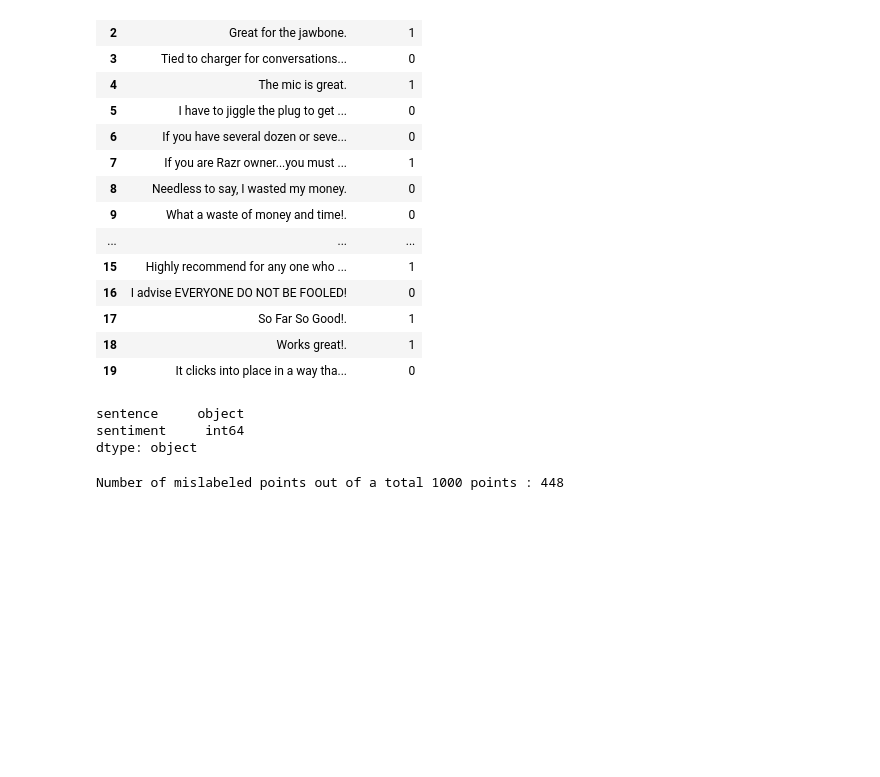
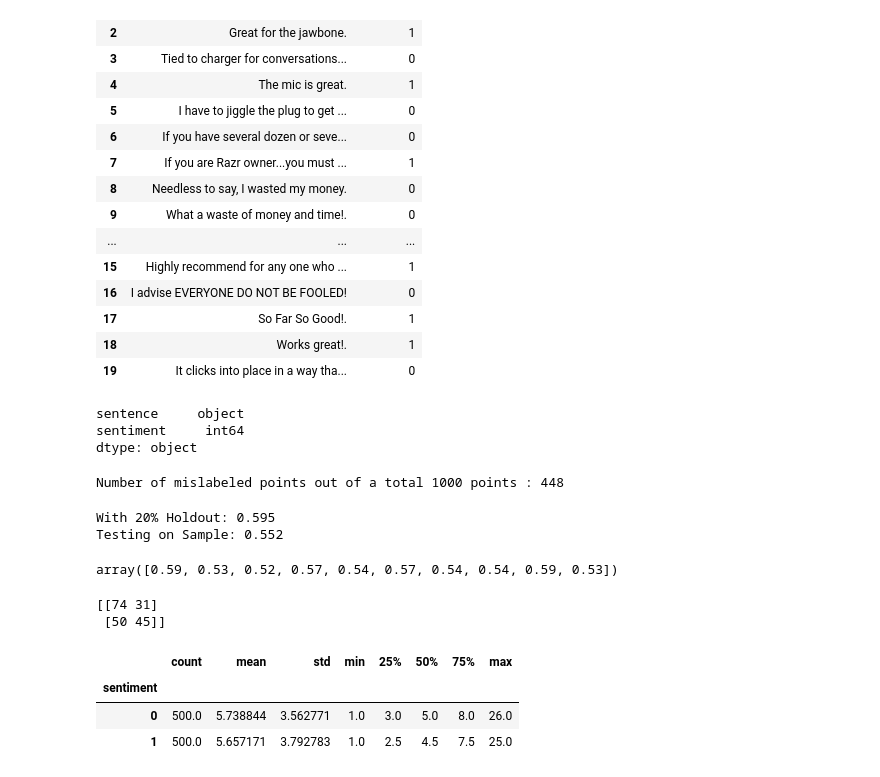
Before and after one commit to laffertyrichard/naive_bayes, a Jupyter notebook: naive-bayes.ipynb, the cells around one changed output. Saved outputs shown, nothing was run; the diff lists cells and outputs as text; code cells hidden in the pictures; blank space fills up the shorter version.

```diff
--- a/naive-bayes.ipynb
+++ b/naive-bayes.ipynb
@@ -101,3 +101,37 @@ print("Number of mislabeled points out of a total {} points : {}".format(
 ))
 # %% [output]
 Number of mislabeled points out of a total 1000 points : 448
+# %%
+from sklearn.model_selection import train_test_split
+# Use train_test_split to create the necessary training and test groups
+X_train, X_test, y_train, y_test = train_test_split(data, target, test_size=0.2, random_state=20)
+print('With 20% Holdout: ' + str(bnb.fit(X_train, y_train).score(X_test, y_test)))
+print('Testing on Sample: ' + str(bnb.fit(data, target).score(data, target)))
+# %% [output]
+With 20% Holdout: 0.595
+Testing on Sample: 0.552
+# %%
+from sklearn.model_selection import cross_val_score
+cross_val_score(bnb, data, target, cv=10)
+# %% [output]
+array([0.59, 0.53, 0.52, 0.57, 0.54, 0.57, 0.54, 0.54, 0.59, 0.53])
+# %%
+classifier = BernoulliNB()
+classifier.fit(X_train, y_train)
+
+
+# Predicting the Test set results
+y_pred = classifier.predict(X_test)
+from sklearn.metrics import confusion_matrix
+cm = confusion_matrix(y_test, y_pred)
+print(cm)
+# %% [output]
+[[74 31]
+ [50 45]]
+# %%
+amazon_raw.groupby('sentiment').sentence_length.describe()
+# %% [output]
+|  | count | mean | std | min | 25% | 50% | 75% | max |
+| sentiment |  |  |  |  |  |  |  |  |
+| 0 | 500.0 | 5.738844 | 3.562771 | 1.0 | 3.0 | 5.0 | 8.0 | 26.0 |
+| 1 | 500.0 | 5.657171 | 3.792783 | 1.0 | 2.5 | 4.5 | 7.5 | 25.0 |
```
Also changed, not shown: parts of 15 cells of this notebook.
